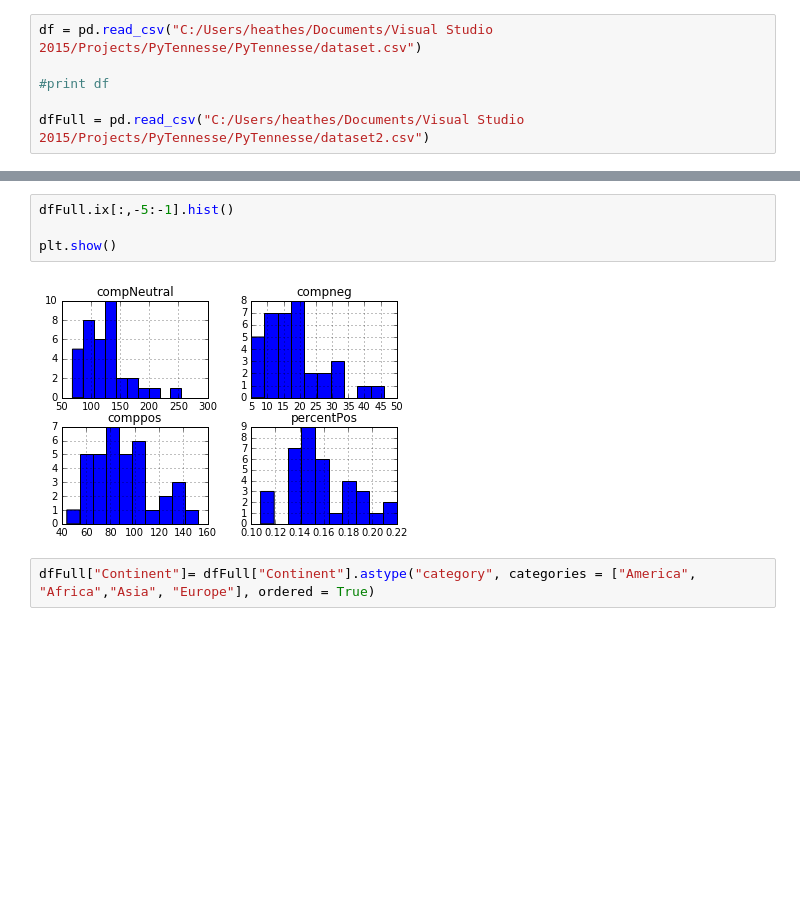
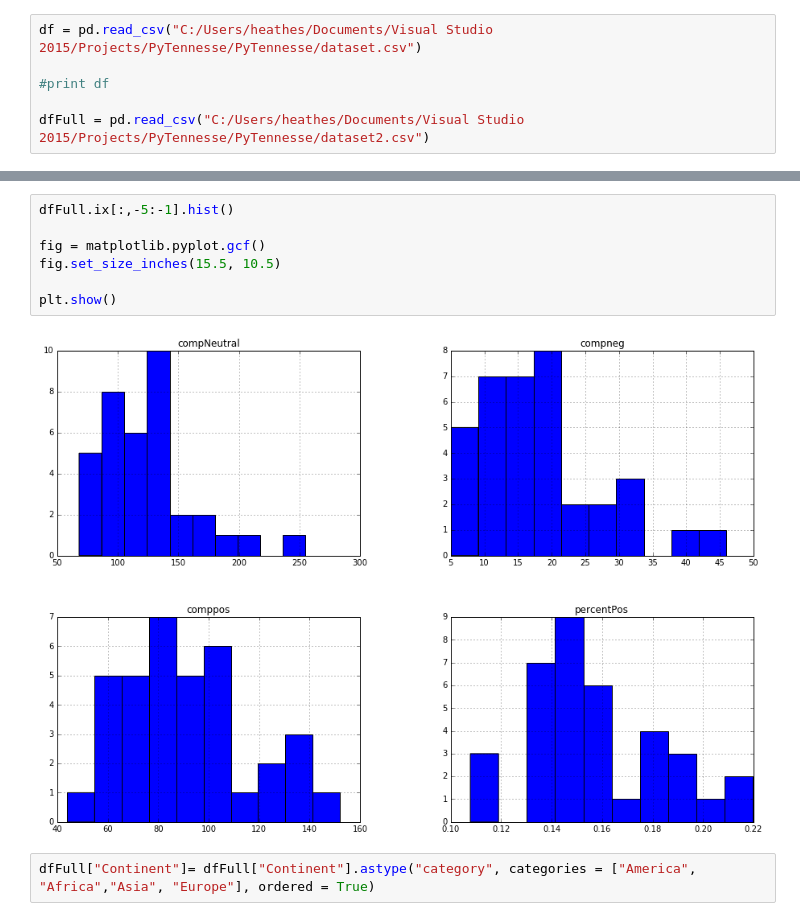
Before and after one commit to heatherbshapiro/Predicting-Privilege-with-Python, a Jupyter notebook: PredictingPrivilege.ipynb, the cells around one changed output, grey strips where cells are left out. Saved outputs shown, nothing was run; the diff lists cells and outputs as text; blank space fills up the shorter version.

```diff
--- a/PredictingPrivilege.ipynb
+++ b/PredictingPrivilege.ipynb
@@ -306,9 +322,12 @@ plt.show()
 # %%
 dfFull.ix[:,-5:-1].hist()
 
+fig = matplotlib.pyplot.gcf()
+fig.set_size_inches(15.5, 10.5)
+
 plt.show()
 # %% [output]
-[figure, old version]
+[figure, new version]
 # %%
 dfFull["Continent"]= dfFull["Continent"].astype("category", categories = ["America", "Africa","Asia", "Europe"], ordered = True)
 # %%
```
Also changed, not shown: parts of 7 cells of this notebook, 13 other files.
